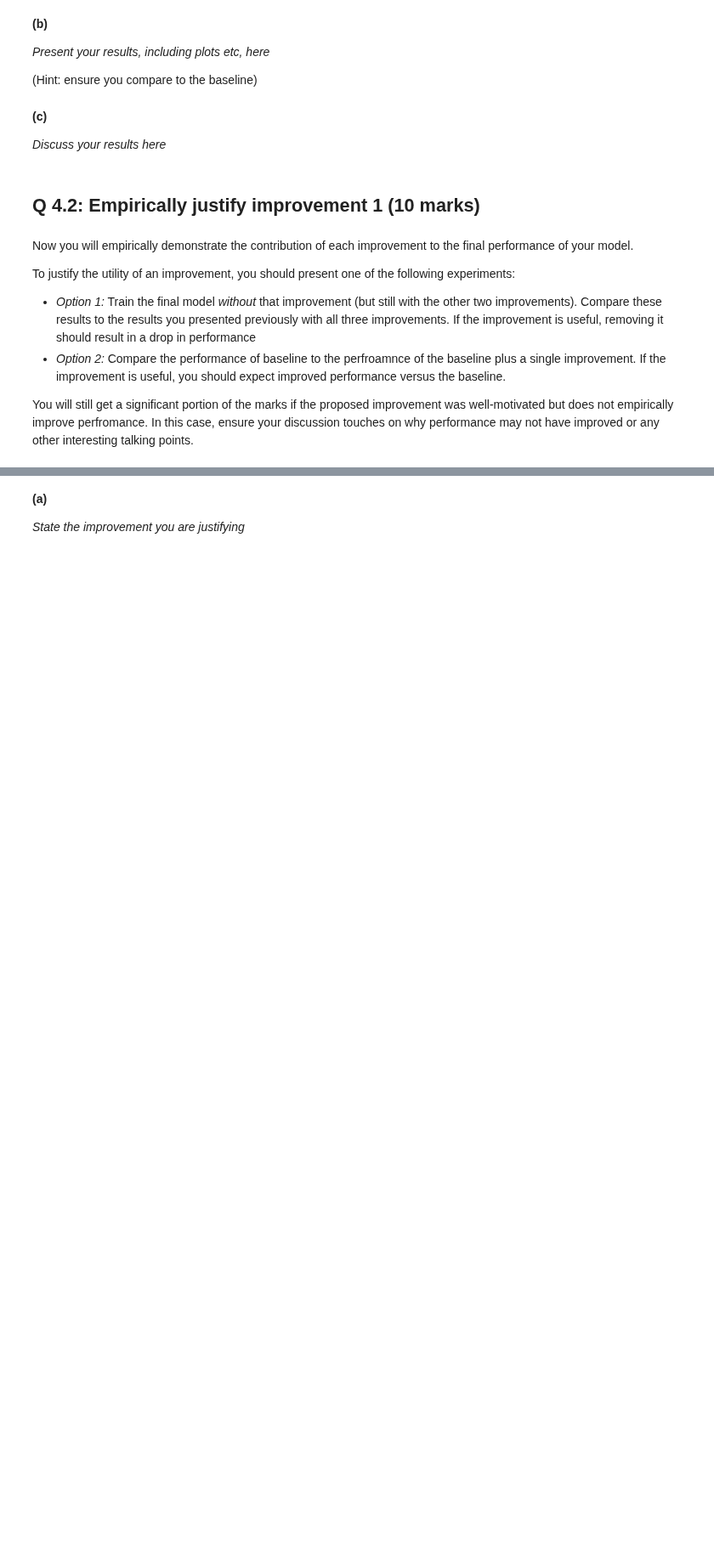
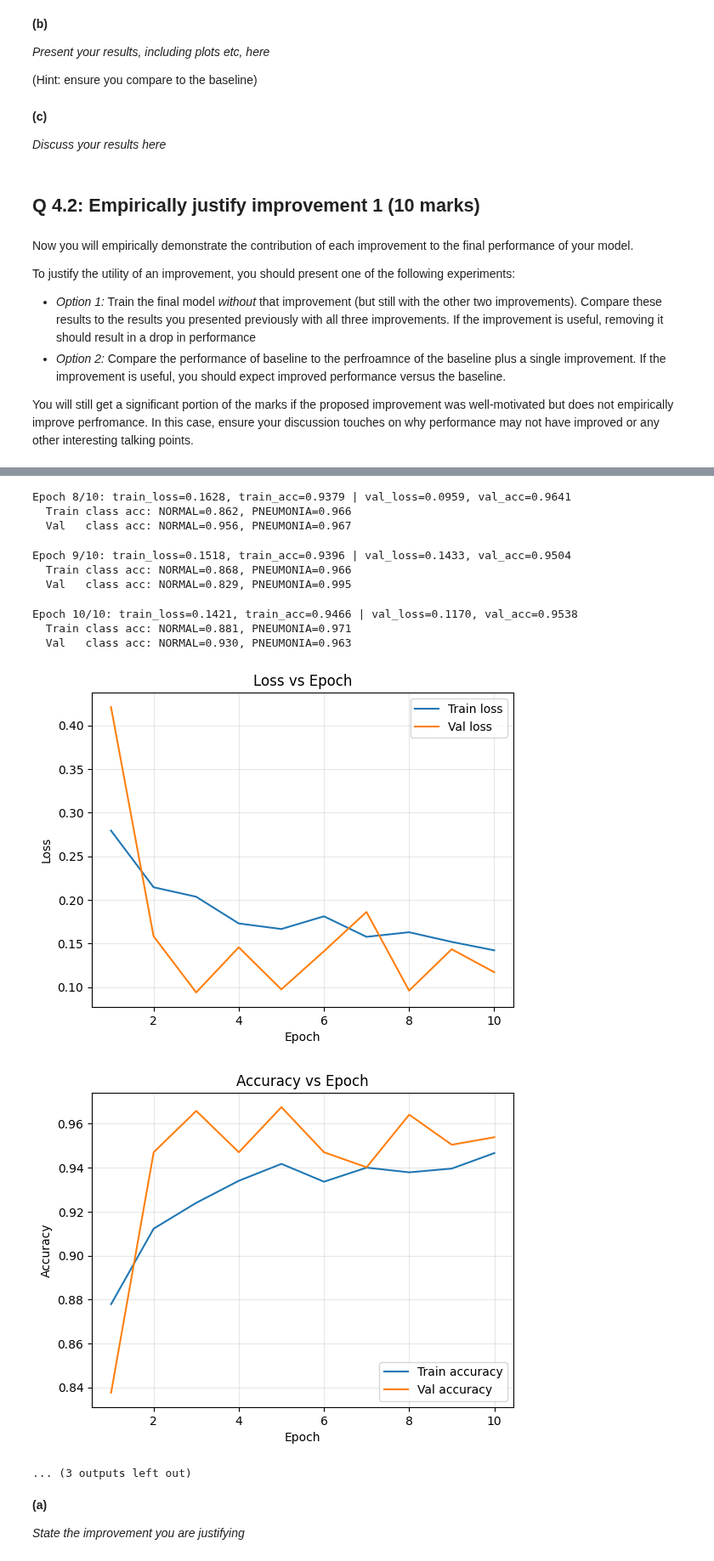
Before and after one commit to robotics-hana/deeplearning, a Jupyter notebook: COMP0188_CW1_Questions.ipynb, the cells around one changed output, grey strips where cells are left out. Shown at 85% size. Saved outputs shown, nothing was run; the diff lists cells and outputs as text; code cells hidden in the pictures; blank space fills up the shorter version.

```diff
--- a/COMP0188_CW1_Questions.ipynb
+++ b/COMP0188_CW1_Questions.ipynb
@@ -1154,0 +1131,32 @@ You will still get a significant portion of the marks if the proposed improvemen
+# %%
+# Model without multi-scale representation (improvements are BatchNormalisation and a second convolution per stage to extract richer features before downsampling)
+
+# Initialize the model
+model = Model2_DoubleConv().to(device)
+
+# Define loss function and optimizer
+num_epochs = 10
+lr = 1e-3
+use_wandb = False
+
+train_labels = [lbl for _, lbl in train_dataset.images]
+counts = np.bincount(train_labels)
+
+criterion = nn.CrossEntropyLoss()
+optimizer = optim.Adam(model.parameters(), lr=lr)
+
+# Train the model
+train_losses, train_accuracies, val_losses, val_accuracies, train_class_accuracies, val_class_accuracies = train_model(
+    model, train_loader, val_loader, criterion, optimizer, num_epochs, device, use_wandb
+)
+
+# Plot training curves
+plot_training_curves(train_losses, train_accuracies, val_losses, val_accuracies, train_class_accuracies, val_class_accuracies)
+
+# Save the model
+torch.save(model.state_dict(), 'chest_xray_model.pth')
+print("Model saved as 'chest_xray_model.pth'")
+
+print("=== Baseline Validation Performance ===")
+evaluate_model(model, val_loader, device)
+# %% [output]
@@ -1155,3 +1184,15 @@ You will still get a significant portion of the marks if the proposed improvemen
+Epoch 8/10: train_loss=0.1628, train_acc=0.9379 | val_loss=0.0959, val_acc=0.9641
+  Train class acc: NORMAL=0.862, PNEUMONIA=0.966
+  Val   class acc: NORMAL=0.956, PNEUMONIA=0.967
+Epoch 9/10: train_loss=0.1518, train_acc=0.9396 | val_loss=0.1433, val_acc=0.9504
+  Train class acc: NORMAL=0.868, PNEUMONIA=0.966
+  Val   class acc: NORMAL=0.829, PNEUMONIA=0.995
+Epoch 10/10: train_loss=0.1421, train_acc=0.9466 | val_loss=0.1170, val_acc=0.9538
+  Train class acc: NORMAL=0.881, PNEUMONIA=0.971
+  Val   class acc: NORMAL=0.930, PNEUMONIA=0.963
+[figure, added]
+[figure, added]
+... (3 outputs left out)
 # %% [markdown]
 **(a)**
 
```
Also changed, not shown: parts of 16 cells of this notebook.
